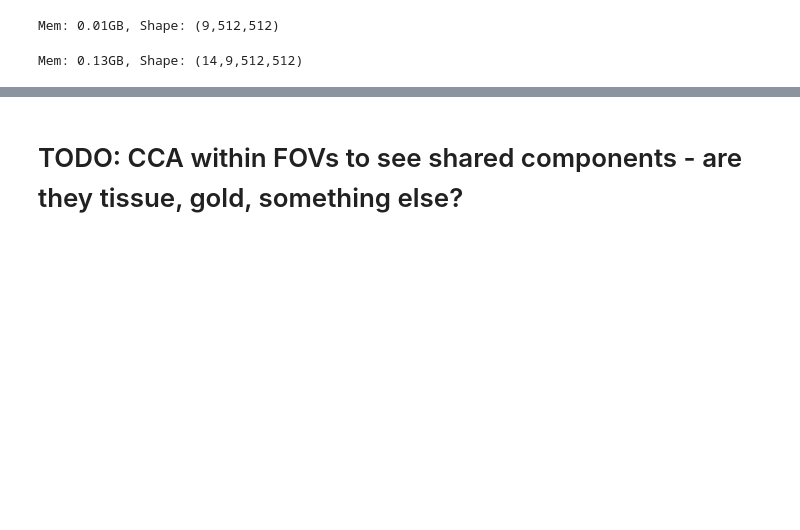
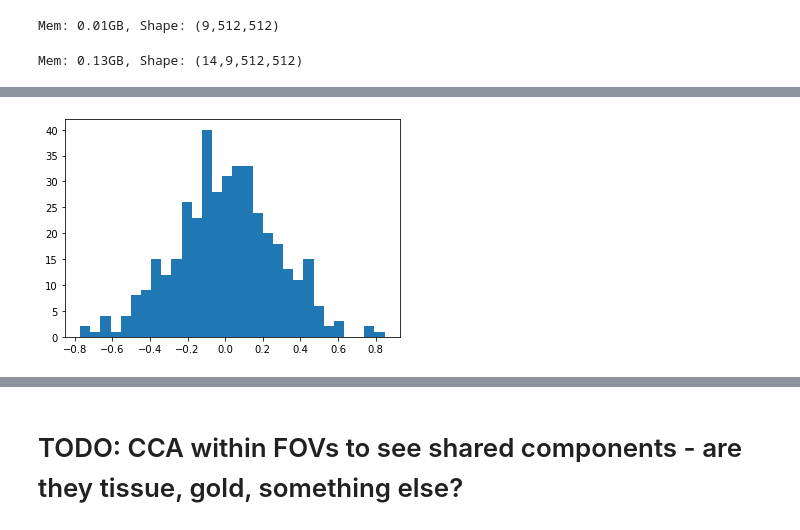
Before and after one commit to ParkerICI/mibi_processing, a Jupyter notebook: notebooks/Convnet for Background Subtraction.ipynb, the cells around one changed output, grey strips where cells are left out. Drawn from its saved outputs; the diff is of its cells as text; code cells hidden in the pictures; blank space fills up the shorter version.

```diff
--- a/notebooks/Convnet for Background Subtraction.ipynb
+++ b/notebooks/Convnet for Background Subtraction.ipynb
@@ -118,0 +148,14 @@ ncols = 3
+# %%
+def init_weights(m):
+    if isinstance(m, nn.Conv2d) or isinstance(m, nn.Linear):
+        nn_init.kaiming_normal_(m.weight, a=0, mode='fan_in', nonlinearity='relu')
+        #nn_init.xavier_normal_(m.weight)
+        #nn_init.constant_(m.weight, 0)
+        if m.bias is not None:
+            nn_init.constant_(m.bias, 0)
+
+conv_layer = nn.Conv2d(in_channels=1, out_channels=16, kernel_size=5, padding=2)
+init_weights(conv_layer)
+plt.hist(conv_layer.weight.detach().numpy().ravel(), bins=30);
+# %% [output]
+[figure, added]
```
Also changed, not shown: parts of 12 cells of this notebook, 2 other files.
